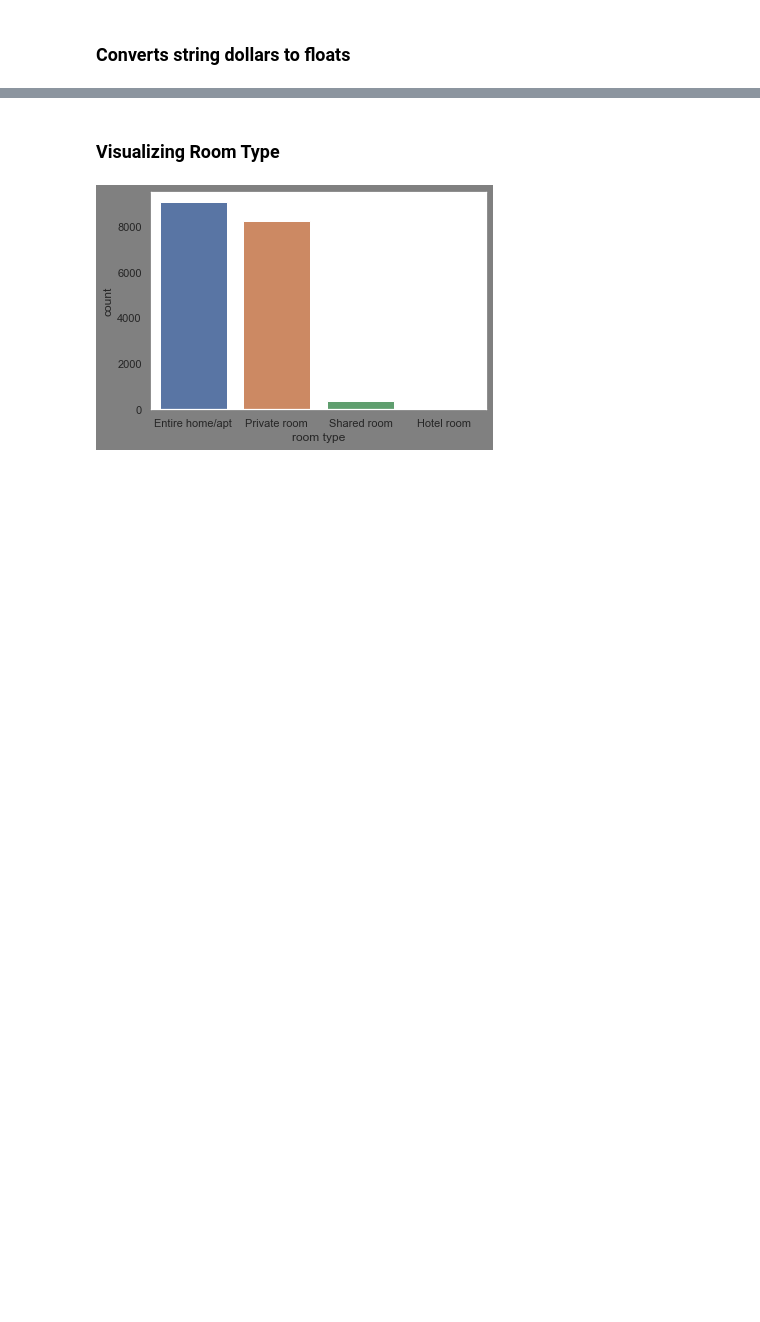
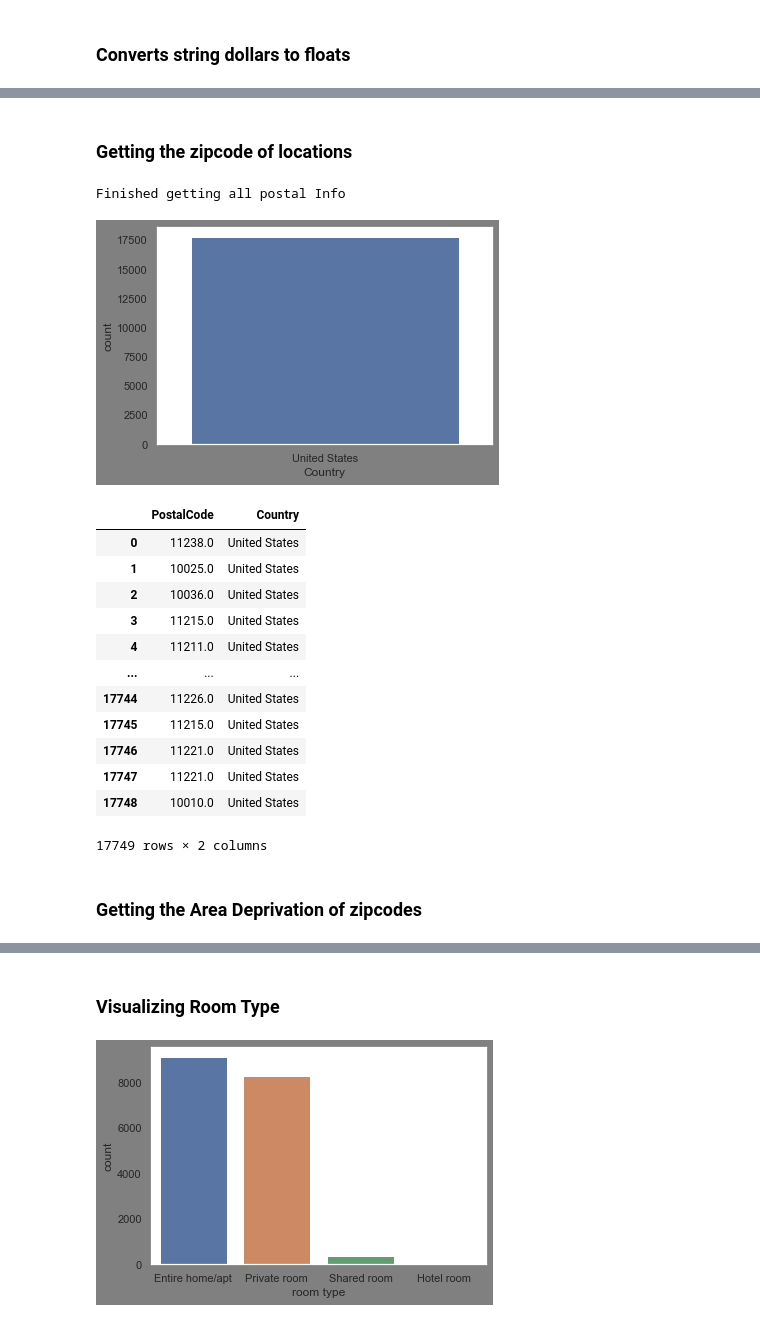
Before and after one commit to jesse51002/React-Airbnb-Price-Prediction-Website, a Jupyter notebook: Airbnb Model Training.ipynb, the cells around one changed output, grey strips where cells are left out. Cells and saved outputs as stored; diff of their text form; code cells hidden in the pictures; blank space fills up the shorter version.

```diff
--- a/Airbnb Model Training.ipynb
+++ b/Airbnb Model Training.ipynb
@@ -134,0 +150,61 @@ airbnbData[dollarsColumns]
+# %% [markdown]
+### Getting the zipcode of locations
+# %%
+geolocator = geopy.Nominatim(user_agent="AirbnbReactWebsite")
+
+postalInfoDf = pd.read_csv('./Data/PostalInfo.csv')
+
+
+for i,x in airbnbData.iterrows():
+
+    if i < len(postalInfoDf.index):
+        continue
+
+    location = geolocator.reverse((x.lat, x.long))
+    locationRaw = location.raw['display_name'].split(', ')
+
+    postalCode =  [locationRaw[-2], locationRaw[-1]]
+
+    print(i, "/" , airbnbData.shape[0] ,': ', postalCode)
+
+    postalInfoDf.loc[i] = postalCode
+
+    if i %100 == 0:
+        postalInfoDf.to_csv('./Data/PostalInfo.csv' ,index=False)
+
+
+
+# Coverts all postal codes to int
+#postalInfoDf['PostalCode'] = postalInfoDf['PostalCode'].apply(lambda x: re.sub(r'\D', '',x))
+#postalInfoDf['PostalCode'] = pd.to_numeric(postalInfoDf['PostalCode'])
+
+
+postalInfoDf.to_csv('./Data/PostalInfo.csv' ,index=False)
+print('Finished getting all postal Info')
+
+# don't need lat and long since we have the zipcodes
+#wairbnbData.drop(['lat', 'long'], inplace=True, axis=1)
+
+sns.countplot(data = postalInfoDf, x='Country')
+
+plt.show()
+
+postalInfoDf
+# %% [output]
+Finished getting all postal Info
+[figure, added]
+|  | PostalCode | Country |
+| 0 | 11238.0 | United States |
+| 1 | 10025.0 | United States |
+| 2 | 10036.0 | United States |
+| 3 | 11215.0 | United States |
+| 4 | 11211.0 | United States |
+| ... | ... | ... |
+| 17744 | 11226.0 | United States |
+| 17745 | 11215.0 | United States |
+| 17746 | 11221.0 | United States |
+| 17747 | 11221.0 | United States |
+| 17748 | 10010.0 | United States |
+17749 rows × 2 columns
+# %% [markdown]
+### Getting the Area Deprivation of zipcodes
```
Also changed, not shown: parts of 28 cells of this notebook, 1 other file.
